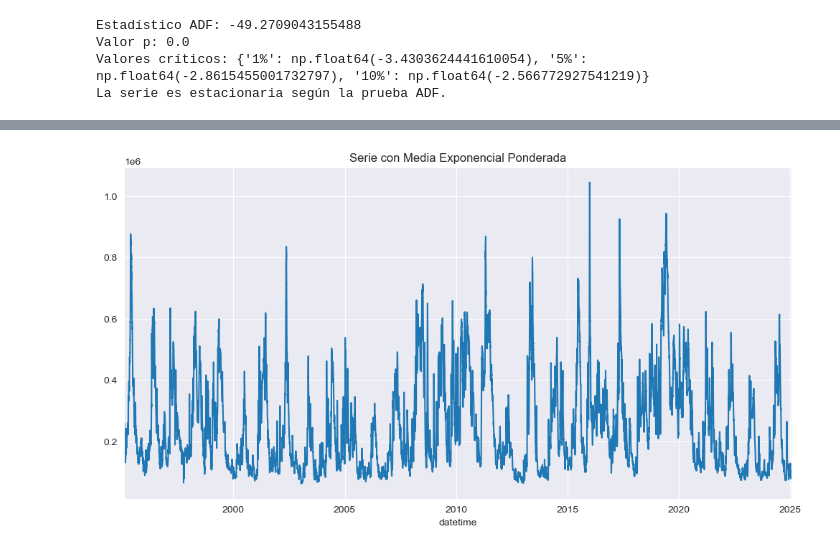
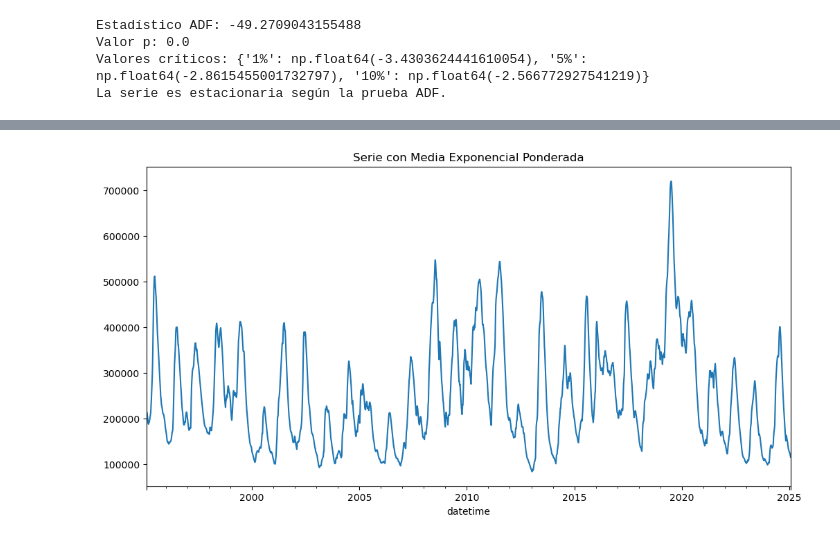
Before and after one commit to Yuliceth/EDA-Misisipi, a Jupyter notebook: EDA_Misisipi.ipynb, the cells around one changed output, grey strips where cells are left out. Cells and saved outputs as stored; diff of their text form; code cells hidden in the pictures.

```diff
--- a/EDA_Misisipi.ipynb
+++ b/EDA_Misisipi.ipynb
@@ -415,4 +312 @@ df_resampled['height_imputed'] = df_resampled['height_imputed'].fillna(method='f
-# %%
-# Eliminar filas con valores faltantes
-df_resampled = df_resampled.dropna(subset=['height_imputed'])
 # %%
@@ -482,0 +530,7 @@ plt.show()
+# %%
+# Aplicar suavización exponencial ponderada
+df_resampled['height_ewm'] = df_resampled['height_imputed'].ewm(span=4820, adjust=False).mean()
+
+# Graficar la serie suavizada
+df_resampled['height_ewm'].plot(figsize=(12, 6), title="Serie con Media Exponencial Ponderada")
+plt.show()
@@ -645,15 +701,0 @@ plt.show()
-# %%
-import numpy as np
-import pandas as pd
-import matplotlib.pyplot as plt
-from statsmodels.graphics.tsaplots import plot_acf, plot_pacf
-import statsmodels.tsa.api as smtsa
-import seaborn as sns
-import warnings
-
-# Ignorar advertencias
-warnings.filterwarnings("ignore")
-
-# Configuración de la gráfica
-plt.rcParams['text.usetex'] = False
-sns.set_style("darkgrid")
@@ -840,7 +741,0 @@ plt.show()
-# %%
-# Aplicar media móvil con ventana de 5 periodos (ajustar si es necesario)
-df_resampled['height_moving_avg'] = df_resampled['height_imputed'].rolling(window=5).mean()
-
-# Graficar la serie suavizada
-df_resampled['height_moving_avg'].plot(figsize=(12, 6), title="Serie con Media Móvil")
-plt.show()
@@ -887,9 +742,9 @@ plt.show()
 # %%
-# Aplicar suavizado exponencial ponderado
-df_resampled['height_ewm'] = df_resampled['height_imputed'].ewm(span=5, adjust=False).mean()
+# Aplicar suavización exponencial ponderada
+df_resampled['height_ewm'] = df_resampled['height_imputed'].ewm(span=4820, adjust=False).mean()
 
 # Graficar la serie suavizada
 df_resampled['height_ewm'].plot(figsize=(12, 6), title="Serie con Media Exponencial Ponderada")
 plt.show()
 # %% [output]
-[figure, old version]
+[figure, new version]
```
Also changed, not shown: parts of 65 cells of this notebook.
